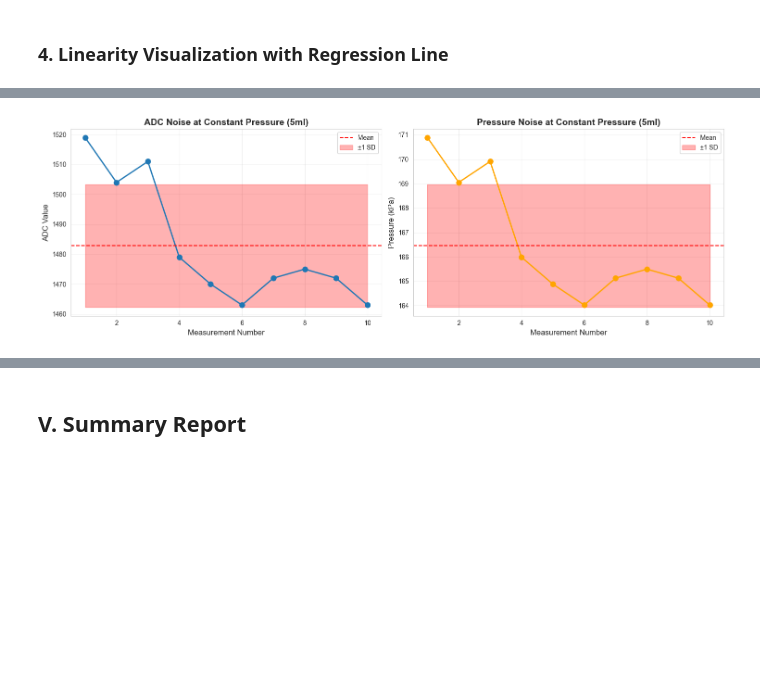
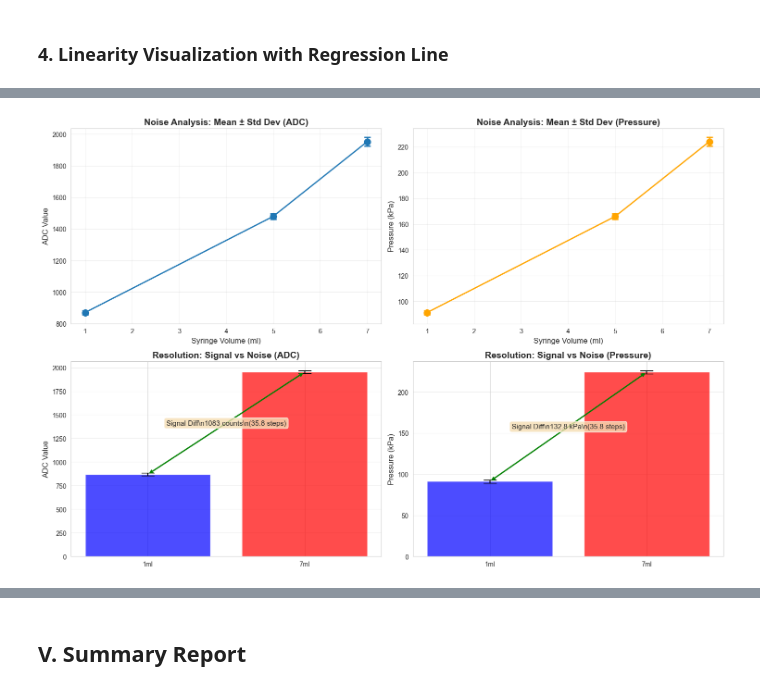
Before and after one commit to jyriandut/m5sensor, a Jupyter notebook: Georg/Labor1/Pressure/jupiter/pressure_calibration.ipynb, the cells around one changed output, grey strips where cells are left out. Cells and saved outputs as stored; diff of their text form; code cells hidden in the pictures; blank space fills up the shorter version.

Commit message:
Fix resolution, now 2 point method

```diff
--- a/Georg/Labor1/Pressure/jupiter/pressure_calibration.ipynb
+++ b/Georg/Labor1/Pressure/jupiter/pressure_calibration.ipynb
@@ -158,9 +149,9 @@ Reading 10/10: ADC = 1934
 # %% [markdown]
 ### Create DataFrame with All Measurements
 # %%
-# Create DataFrame
+# Create DataFrame (Note: 9ml label is actually 7ml data - too much pressure at 9ml)
 data = {
-    'volume_ml': [1]*len(adc_1ml) + [5]*len(adc_5ml) + [9]*len(adc_7ml),
+    'volume_ml': [1]*len(adc_1ml) + [5]*len(adc_5ml) + [7]*len(adc_7ml),
     'adc_value': adc_1ml + adc_5ml + adc_7ml
 }
 
@@ -402,33 +461,59 @@ Theoretical ADC resolution: 12 bits (4096 levels)
 # %%
-fig, axes = plt.subplots(1, 2, figsize=(15, 5))
+fig, axes = plt.subplots(2, 2, figsize=(15, 10))
 
-# Plot 1: ADC noise over time
-axes[0].plot(df_5ml['measurement_num'], df_5ml['adc_value'], 'o-', linewidth=2, markersize=8)
-axes[0].axhline(y=df_5ml['adc_value'].mean(), color='r', linestyle='--', label='Mean')
-axes[0].fill_between(df_5ml['measurement_num'],
-                      df_5ml['adc_value'].mean() - noise_std_adc,
-                      df_5ml['adc_value'].mean() + noise_std_adc,
-                      alpha=0.3, color='red', label='±1 SD')
-axes[0].set_xlabel('Measurement Number', fontsize=12)
-axes[0].set_ylabel('ADC Value', fontsize=12)
-axes[0].set_title('ADC Noise at Constant Pressure (5ml)', fontsize=14, fontweight='bold')
-axes[0].legend()
-axes[0].grid(True, alpha=0.3)
+# Plot 1: Noise at each pressure level (ADC)
+axes[0, 0].errorbar([1, 5, 7],
+                     [df_1ml['adc_value'].mean(), df_5ml['adc_value'].mean(), df_7ml['adc_value'].mean()],
+                     yerr=[std_adc_1ml, df_5ml['adc_value'].std(), std_adc_7ml],
+                     fmt='o-', markersize=10, linewidth=2, capsize=5, capthick=2)
+axes[0, 0].set_xlabel('Syringe Volume (ml)', fontsize=12)
+axes[0, 0].set_ylabel('ADC Value', fontsize=12)
+axes[0, 0].set_title('Noise Analysis: Mean ± Std Dev (ADC)', fontsize=14, fontweight='bold')
+axes[0, 0].grid(True, alpha=0.3)
 
-# Plot 2: Pressure noise over time
-axes[1].plot(df_5ml['measurement_num'], df_5ml['pressure_kpa'], 'o-', linewidth=2, markersize=8, color='orange')
-axes[1].axhline(y=df_5ml['pressure_kpa'].mean(), color='r', linestyle='--', label='Mean')
-axes[1].fill_between(df_5ml['measurement_num'],
-                      df_5ml['pressure_kpa'].mean() - noise_std_kpa,
-                      df_5ml['pressure_kpa'].mean() + noise_std_kpa,
-                      alpha=0.3, color='red', label='±1 SD')
-axes[1].set_xlabel('Measurement Number', fontsize=12)
-axes[1].set_ylabel('Pressure (kPa)', fontsize=12)
-axes[1].set_title('Pressure Noise at Constant Pressure (5ml)', fontsize=14, fontweight='bold')
-axes[1].legend()
-axes[1].grid(True, alpha=0.3)
+# Plot 2: Noise at each pressure level (Pressure)
+axes[0, 1].errorbar([1, 5, 7],
+                     [mean_kpa_1ml, df_5ml['pressure_kpa'].mean(), mean_kpa_7ml],
+                     yerr=[std_kpa_1ml, df_5ml['pressure_kpa'].std(), std_kpa_7ml],
+                     fmt='o-', markersize=10, linewidth=2, capsize=5, capthick=2, color='orange')
+axes[0, 1].set_xlabel('Syringe Volume (ml)', fontsize=12)
+axes[0, 1].set_ylabel('Pressure (kPa)', fontsize=12)
+axes[0, 1].set_title('Noise Analysis: Mean ± Std Dev (Pressure)', fontsize=14, fontweight='bold')
+axes[0, 1].grid(True, alpha=0.3)
+
+# Plot 3: Resolution visualization - distinguishable steps
+axes[1, 0].bar(['1ml', '7ml'], [mean_adc_1ml, mean_adc_7ml],
+               yerr=[combined_noise_adc/2, combined_noise_adc/2],
+               capsize=10, alpha=0.7, color=['blue', 'red'])
+axes[1, 0].annotate('', xy=(0, mean_adc_1ml), xytext=(1, mean_adc_7ml),
+                    arrowprops=dict(arrowstyle='<->', lw=2, color='green'))
+axes[1, 0].text(0.5, (mean_adc_1ml + mean_adc_7ml)/2,
+                f'Signal Diff\\n{signal_diff_adc:.0f} counts\\n({num_steps_adc:.1f} steps)',
+                ha='center', va='center', fontsize=11,
+                bbox=dict(boxstyle='round', facecolor='wheat', alpha=0.8))
+axes[1, 0].set_ylabel('ADC Value', fontsize=12)
+axes[1, 0].set_title('Resolution: Signal vs Noise (ADC)', fontsize=14, fontweight='bold')
+axes[1, 0].grid(True, alpha=0.3, axis='y')
+
+# Plot 4: Resolution visualization - pressure
+axes[1, 1].bar(['1ml', '7ml'], [mean_kpa_1ml, mean_kpa_7ml],
+               yerr=[combined_noise_kpa/2, combined_noise_kpa/2],
+               capsize=10, alpha=0.7, color=['blue', 'red'])
+axes[1, 1].annotate('', xy=(0, mean_kpa_1ml), xytext=(1, mean_kpa_7ml),
+                    arrowprops=dict(arrowstyle='<->', lw=2, color='green'))
+axes[1, 1].text(0.5, (mean_kpa_1ml + mean_kpa_7ml)/2,
+                f'Signal Diff\\n{signal_diff_kpa:.1f} kPa\\n({num_steps_kpa:.1f} steps)',
+                ha='center', va='center', fontsize=11,
+                bbox=dict(boxstyle='round', facecolor='wheat', alpha=0.8))
+axes[1, 1].set_ylabel('Pressure (kPa)', fontsize=12)
+axes[1, 1].set_title('Resolution: Signal vs Noise (Pressure)', fontsize=14, fontweight='bold')
+axes[1, 1].grid(True, alpha=0.3, axis='y')
 
 plt.tight_layout()
 plt.show()
+
+print("\\nVisualization Guide:")
+print("  Top row: Shows NOISE (repeatability) at each pressure level")
+print("  Bottom row: Shows RESOLUTION (distinguishability between 1ml and 7ml)")
 # %% [output]
-[figure, old version]
+[figure, new version]
```
Also changed, not shown: parts of 12 cells of this notebook, 2 other files.
